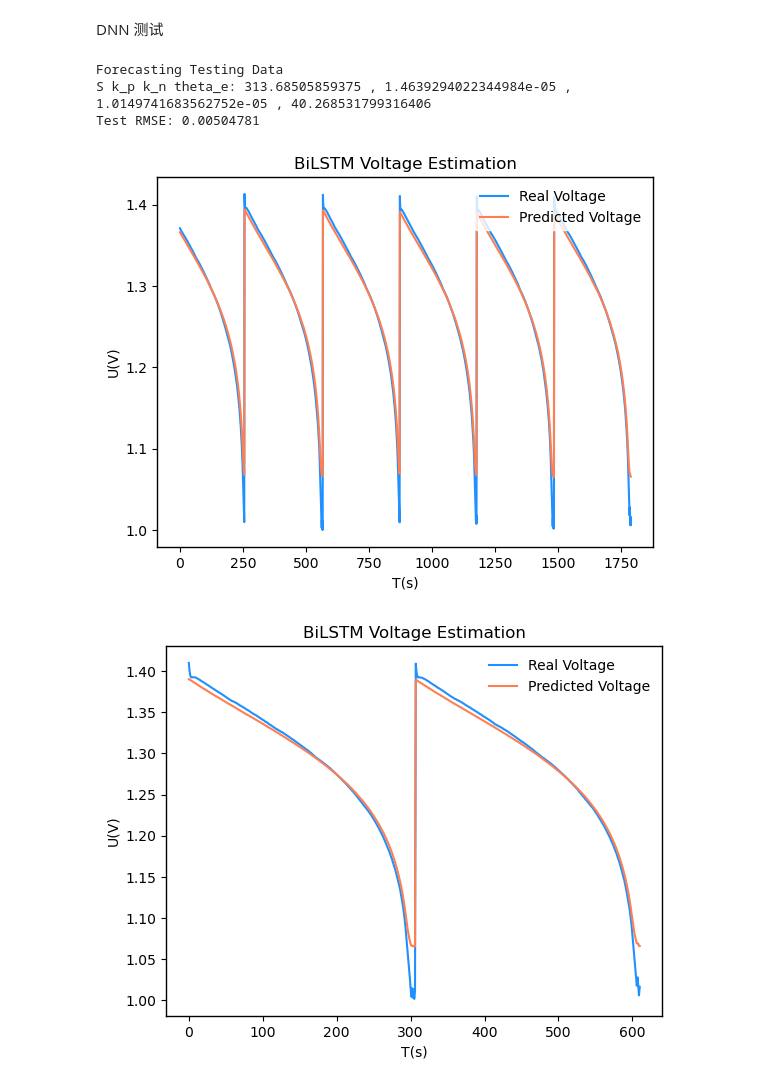
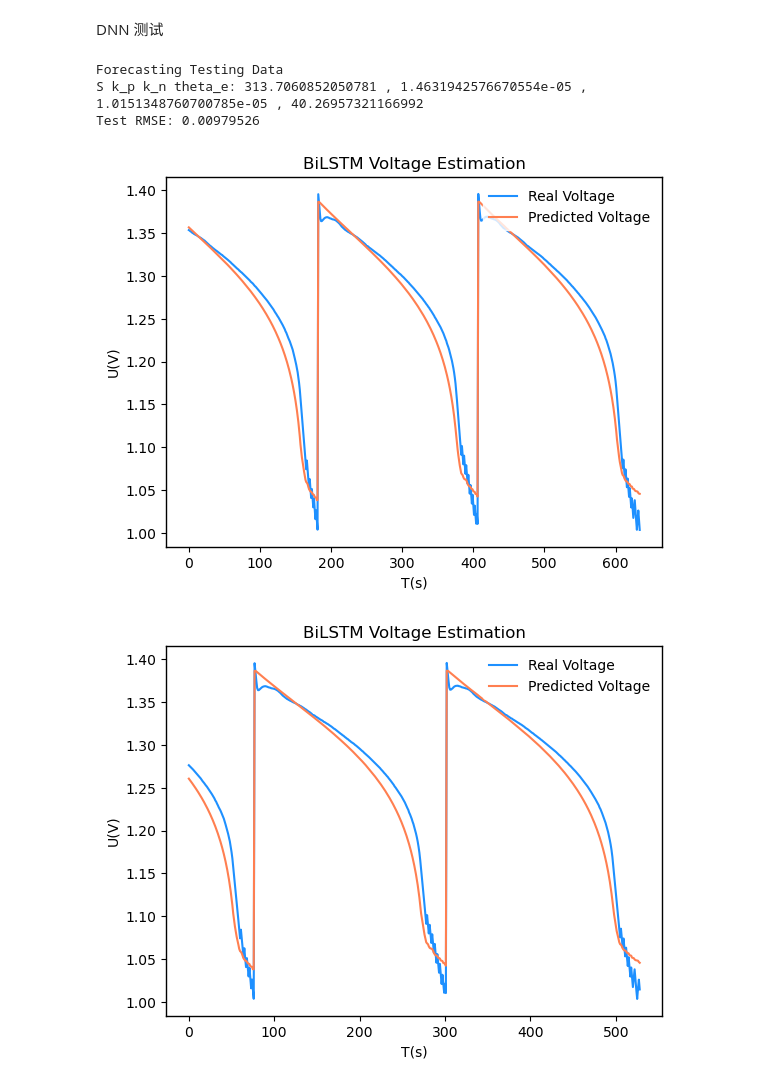
Before and after one commit to ZJJ720/pnn, a Jupyter notebook: pcnn_vrfb_dc.ipynb, the cells around one changed output. Drawn from its saved outputs; the diff is of its cells as text; code cells hidden in the pictures.

```diff
--- a/pcnn_vrfb_dc.ipynb
+++ b/pcnn_vrfb_dc.ipynb
@@ -200,7 +200,7 @@ epoch 70 train_loss 0.00039340
 DNN 测试
 # %%
 # 测试模型
-test_num = 1 # 测试数据集选择
+test_num = 4 # 测试数据集选择
 scaler, test_scaled = test_scale(test_data[test_num-1])
 best_S = torch.empty(batch_size)
 best_k_n = torch.empty(batch_size)
@@ -309,34 +309,34 @@ plt.title('BiLSTM Voltage Estimation')
 plt.savefig(r'./result/Voltage_result_dc{}.png'.format(test_num))
 plt.show()
 
 # 绘制单次充放电循环电压输出预测
 # 创建横坐标
 start_index = [-612, -612, -532, -530, -553,-434]
 end_index = [-1, -1, -1, -1, -1, -1]
 
 data_num = len(U[start_index[test_num-1]:end_index[test_num-1]])
 Cyc_X = np.linspace(0, data_num, data_num)
 fig = plt.figure()
 sub = fig.add_subplot(111) # 1*1 的网格中第一个图像
 sub.plot(U[start_index[test_num-1]:end_index[test_num-1]], c='dodgerblue', label='Real Voltage', linewidth=1.5)
 sub.plot(e_cell[start_index[test_num-1]:end_index[test_num-1]], c='coral', label='Predicted Voltage', linewidth=1.5)
 
 # 设置坐标轴
 ax = plt.gca()
 ax.spines['bottom'].set_linewidth(1)
 ax.spines['left'].set_linewidth(1)
 ax.spines['right'].set_linewidth(1)
 ax.spines['top'].set_linewidth(1)
 plt.tick_params(labelsize=10) # 刻度标签字体大小
 plt.legend(loc=1, edgecolor='w') # 创建图例
 plt.ylabel('U(V)')
 plt.xlabel('T(s)')
 plt.title('BiLSTM Voltage Estimation')
 plt.savefig(r'./result/onecycle_voltage_dc{}.png'.format(test_num))
 plt.show()
 # %% [output]
 Forecasting Testing Data
-S k_p k_n theta_e: 313.68505859375 , 1.4639294022344984e-05 , 1.0149741683562752e-05 , 40.268531799316406
-Test RMSE: 0.00504781
+S k_p k_n theta_e: 313.7060852050781 , 1.4631942576670554e-05 , 1.0151348760700785e-05 , 40.26957321166992
+Test RMSE: 0.00979526
-[figure, old version]
+[figure, new version]
-[figure, old version]
+[figure, new version]
```
Also changed, not shown: parts of 2 cells of this notebook, 16 other files.
